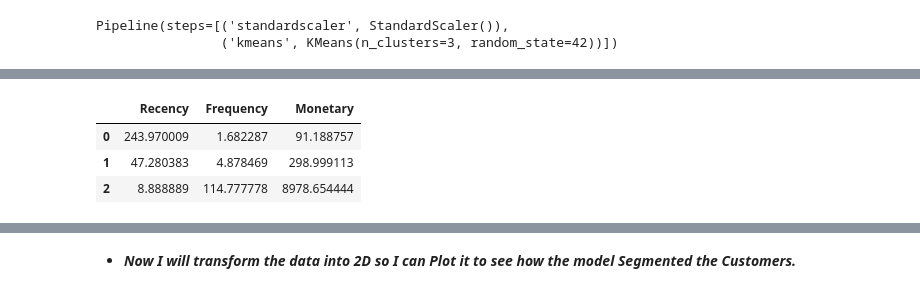
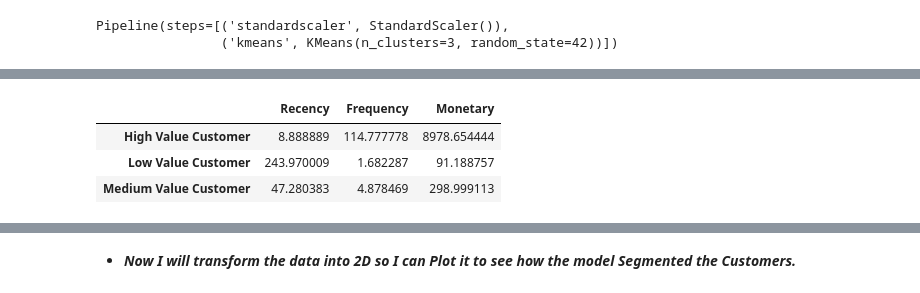
Before and after one commit to alaalmy-ahmed/Online-Retail-II, a Jupyter notebook: Clustering Analysis.ipynb, the cells around one changed output, grey strips where cells are left out. Drawn from its saved outputs; the diff is of its cells as text; code cells hidden in the pictures.

```diff
--- a/Clustering Analysis.ipynb
+++ b/Clustering Analysis.ipynb
@@ -116,3 +116,17 @@ final_model.fit(X)
 # %% [output]
 Pipeline(steps=[('standardscaler', StandardScaler()),
                 ('kmeans', KMeans(n_clusters=3, random_state=42))])
+# %%
+labels = final_model.named_steps['kmeans'].labels_
+segments = []
+for i, label in enumerate(labels):
+    if label == 0:
+        segments.append("Low Value Customer")
+    elif label == 1:
+        segments.append("Medium Value Customer")
+    else:
+        segments.append("High Value Customer")
+# %%
+X["Segments"] = segments
+X.to_csv("Clustering.csv", index=False)
+X.head()
@@ -119,9 +140,8 @@ Pipeline(steps=[('standardscaler', StandardScaler()),
 # %%
-labels = final_model.named_steps['kmeans'].labels_
-xgb = X.groupby(labels).mean()
+xgb = X.groupby(segments).mean()
 xgb
 # %% [output]
 |  | Recency | Frequency | Monetary |
-| 0 | 243.970009 | 1.682287 | 91.188757 |
-| 1 | 47.280383 | 4.878469 | 298.999113 |
-| 2 | 8.888889 | 114.777778 | 8978.654444 |
+| High Value Customer | 8.888889 | 114.777778 | 8978.654444 |
+| Low Value Customer | 243.970009 | 1.682287 | 91.188757 |
+| Medium Value Customer | 47.280383 | 4.878469 | 298.999113 |
```
Also changed, not shown: parts of 7 cells of this notebook, 10 other files.
